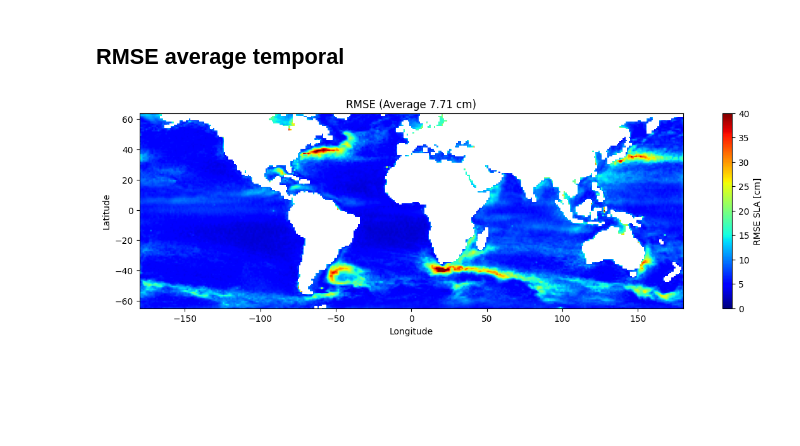
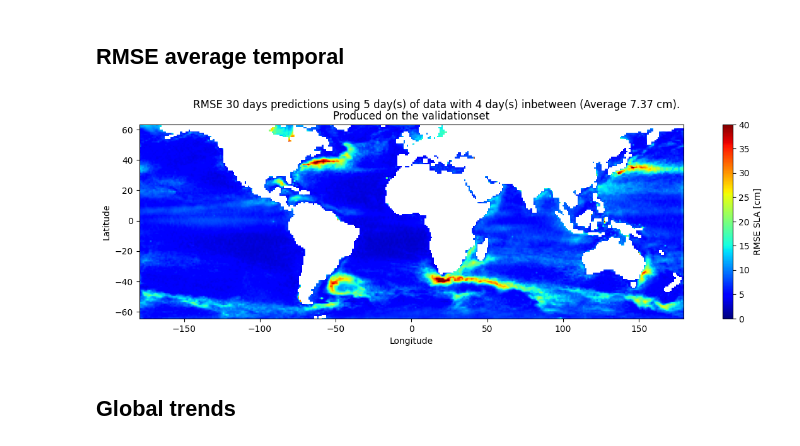
Before and after one commit to CasperTBangHansen/AltimetryForecasting, a Jupyter notebook: Experiments/GlobalNNConvLSTM.ipynb, the cells around one changed output. Saved outputs shown, nothing was run; the diff lists cells and outputs as text; code cells hidden in the pictures; blank space fills up the shorter version.

Commit message:
Model

```diff
--- a/Experiments/GlobalNNConvLSTM.ipynb
+++ b/Experiments/GlobalNNConvLSTM.ipynb
@@ -154,8 +204,9 @@ def setup_plot_on_epoch():
         val.append(rms_val)
         plt.plot(epochs, train, color='red', label="Training")
         plt.plot(epochs, val, color='blue', label="Validation")
+        plt.ylim([min(rms_train, rms_val)*0.9, max(rms_train, rms_val)*1.1])
         if len(epochs) == 1:
-            plt.title("Loss")
+            plt.title(f"Loss (Start: {datetime.now().strftime('%H:%M:%S')})")
             plt.legend(loc='upper right')
             plt.xlabel("Epoch")
             plt.ylabel("RMSE SLA [cm]")
@@ -183,18 +236,4 @@ model = Seq2Seq(
 # Optimizer
 optimizer = Adam(model.parameters(), lr=learning_rate)
 model.train()
-# Train model
-losses = TrainingLoop.train_validation_loop(
-    model,
-    train_loader,
-    validation_loader,
-    criterion,
-    optimizer,
-    epochs,
-    DEVICE,
-    setup_plot_on_epoch(),
-    Path("SavedModels", "test"),
-    2,
-    dataset_parameters,
-)
 # %% [output]
@@ -201,0 +261,15 @@ losses = TrainingLoop.train_validation_loop(
+# %%
+losses = TrainingLoop.train_validation_loop(
+    model.to(DEVICE),
+    train_loader,
+    validation_loader,
+    criterion,
+    optimizer,
+    epochs,
+    start_epoch,
+    DEVICE,
+    setup_plot_on_epoch(),
+    SAVEFOLDER,
+    save_every,
+    dataset_parameters,
+)
@@ -211 +308,11 @@ extent = [lon[0].min() - 0.5, lon[0].max() + 0.5, lat[:,0].min() - 0.5, lat[:,0]
+# %%
+extent = [lon[0].min(), lon[0].max(), lat[:,0].min(), lat[:,0].max()]
+_colors = mcolors.TABLEAU_COLORS.copy()
+del _colors['tab:red']
+del _colors['tab:orange']
+del _colors['tab:purple']
+del _colors['tab:brown']
+del _colors['tab:pink']
+
+colors = list(_colors.values())
 # %% [markdown]
@@ -263,15 +460,18 @@ for lat_idx in range(targets.shape[1]):
 # %%
 vmin = 0
 vmax = 40
 cmap = 'jet'
 
 fig, ax = plt.subplots(1, 1, figsize=(16,4))
 im_rms = ax.imshow(rmses * 100, origin='lower', extent=extent, vmin=vmin, vmax=vmax, cmap=cmap)
-ax.set_title(f"RMSE (Average {np.nanmean(rmses)*100:.2f} cm)")
+fig.suptitle(f"RMSE {pred_title} (Average {np.nanmean(rmses)*100:.2f} cm).")
+ax.set_title(f"Produced on the {loader_name}set")
 ax.set_ylabel("Latitude")
 ax.set_xlabel("Longitude")
 cax = fig.colorbar(im_rms)
 cax.ax.set_ylabel("RMSE SLA [cm]")
 plt.show()
 # %% [output]
-[figure, old version]
+[figure, new version]
+# %% [markdown]
+## Global trends
```
Also changed, not shown: parts of 36 cells of this notebook, 3 other files.
